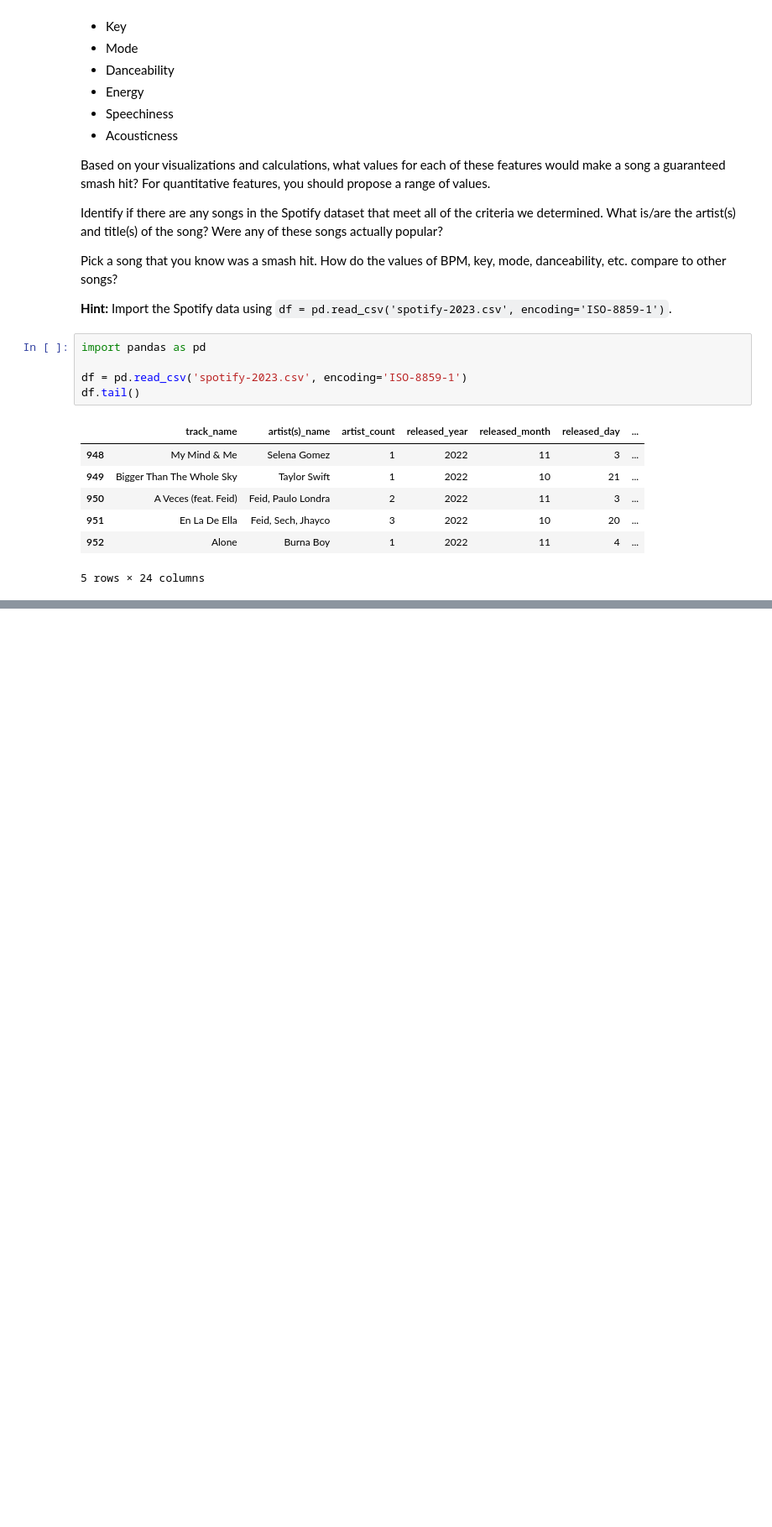
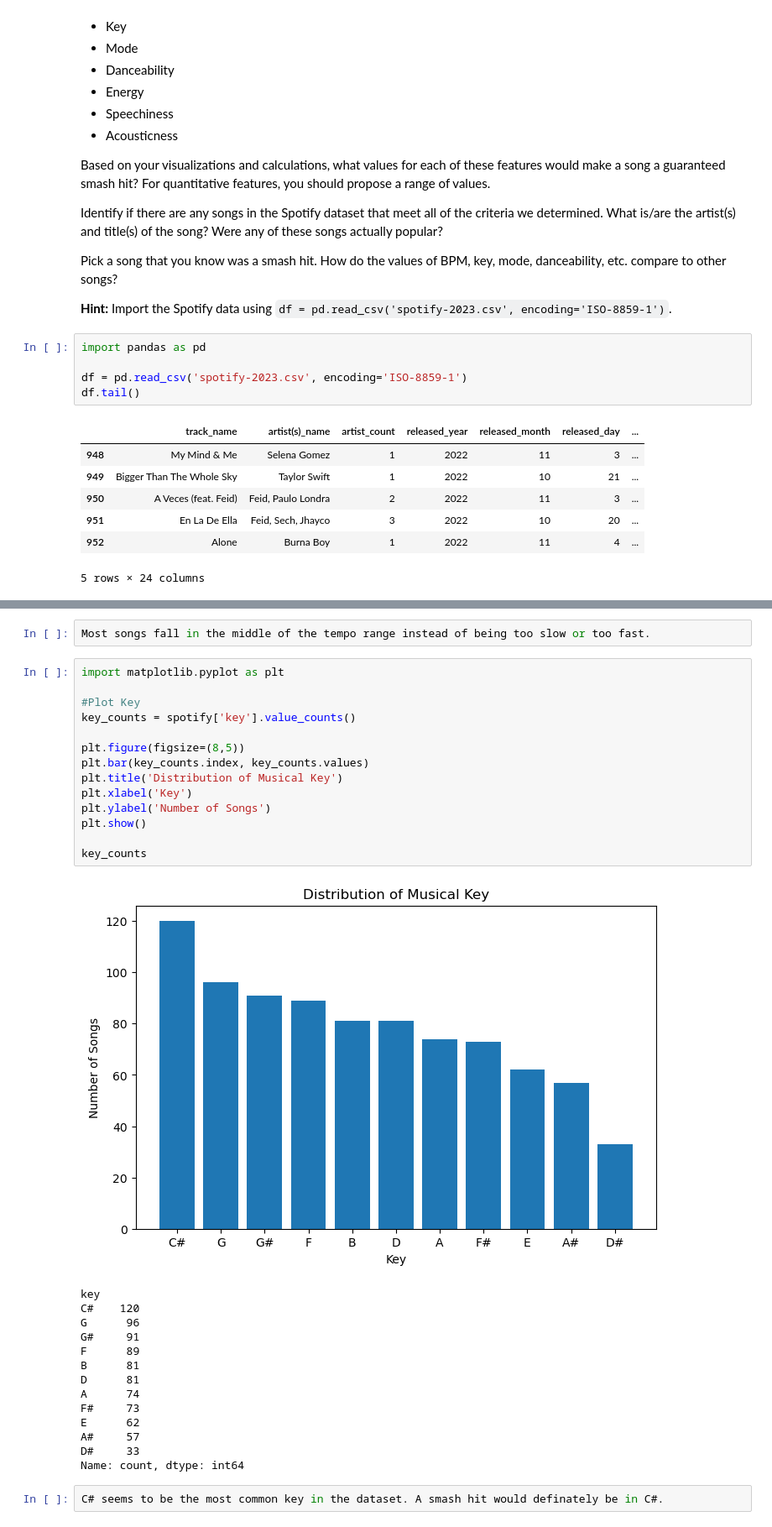
Before and after one commit to jennduke/Data_Visualization_And_Modeling, a Jupyter notebook: Lab/1.3 Data Visualization Lab.ipynb, the cells around one changed output, grey strips where cells are left out. Shown at 84% size. Cells and saved outputs as stored; diff of their text form; blank space fills up the shorter version.

```diff
--- a/Lab/1.3 Data Visualization Lab.ipynb
+++ b/Lab/1.3 Data Visualization Lab.ipynb
@@ -34,0 +103,33 @@ df.tail()
+# %%
+Most songs fall in the middle of the tempo range instead of being too slow or too fast.
+# %%
+import matplotlib.pyplot as plt
+
+#Plot Key
+key_counts = spotify['key'].value_counts()
+
+plt.figure(figsize=(8,5))
+plt.bar(key_counts.index, key_counts.values)
+plt.title('Distribution of Musical Key')
+plt.xlabel('Key')
+plt.ylabel('Number of Songs')
+plt.show()
+
+key_counts
+# %% [output]
+[figure, added]
+key
+C#    120
+G      96
+G#     91
+F      89
+B      81
+D      81
+A      74
+F#     73
+E      62
+A#     57
+D#     33
+Name: count, dtype: int64
+# %%
+C# seems to be the most common key in the dataset. A smash hit would definately be in C#.
```
Also changed, not shown: parts of 17 cells of this notebook.
